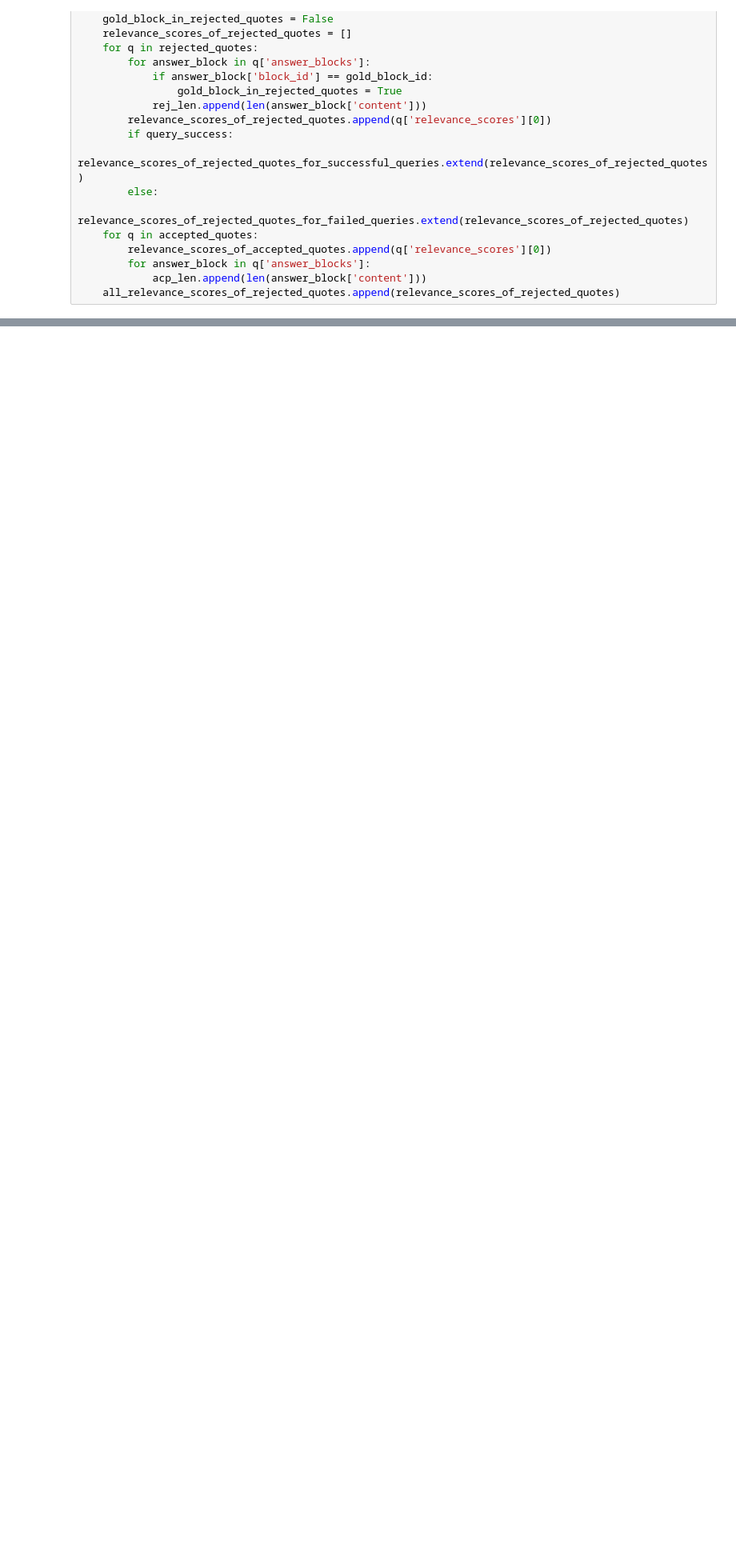
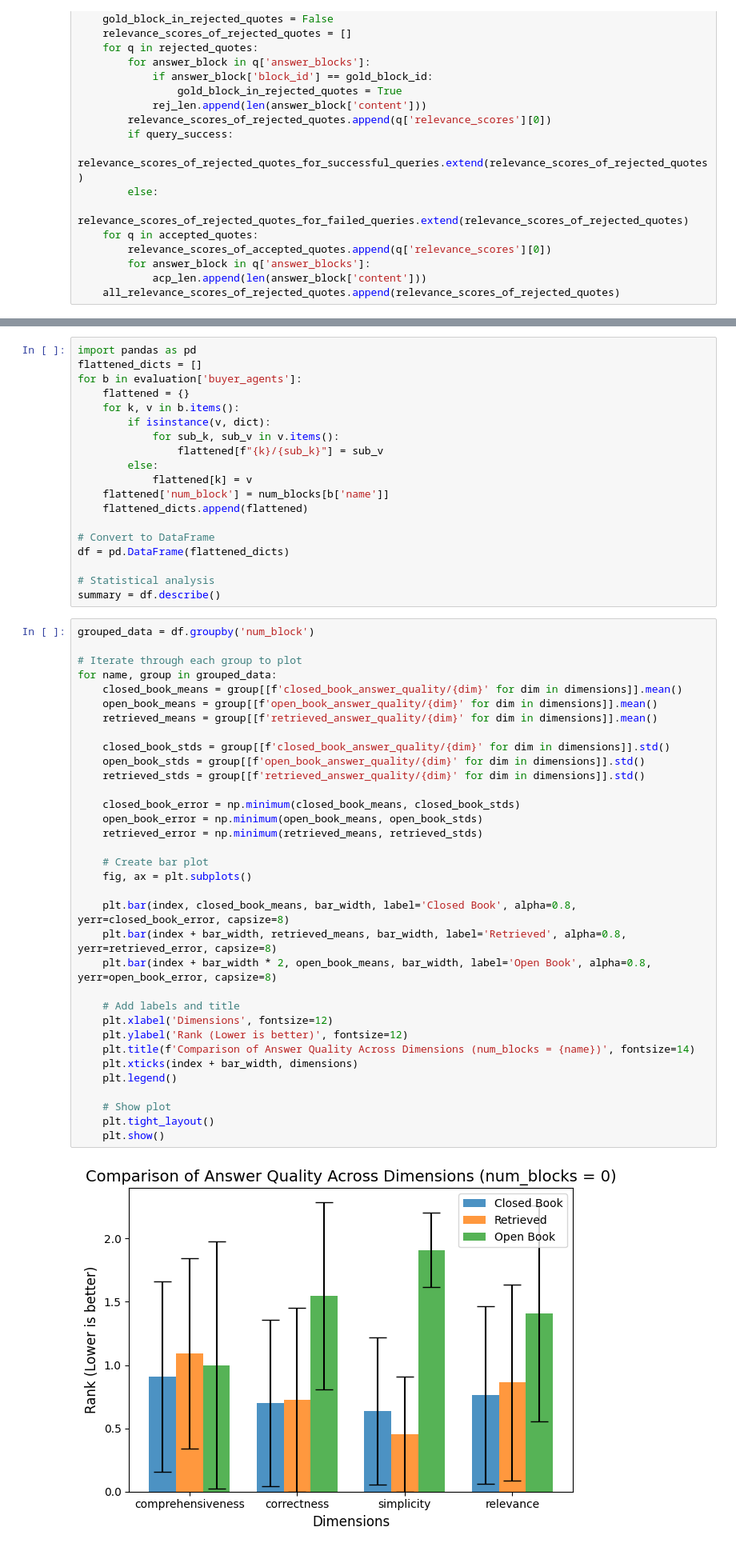
Before and after one commit to tn-learn/info-bazaar, a Jupyter notebook: notebooks/analyze_single_run.ipynb, the cells around one changed output, grey strips where cells are left out. Shown at 80% size. Saved outputs shown, nothing was run; the diff lists cells and outputs as text; blank space fills up the shorter version.

```diff
--- a/notebooks/analyze_single_run.ipynb
+++ b/notebooks/analyze_single_run.ipynb
@@ -105,0 +188,55 @@ generate_hyde_passage(question=)
+# %%
+import pandas as pd
+flattened_dicts = []
+for b in evaluation['buyer_agents']:
+    flattened = {}
+    for k, v in b.items():
+        if isinstance(v, dict):
+            for sub_k, sub_v in v.items():
+                flattened[f"{k}/{sub_k}"] = sub_v
+        else:
+            flattened[k] = v
+    flattened['num_block'] = num_blocks[b['name']]
+    flattened_dicts.append(flattened)
+
+# Convert to DataFrame
+df = pd.DataFrame(flattened_dicts)
+
+# Statistical analysis
+summary = df.describe()
+# %%
+grouped_data = df.groupby('num_block')
+
+# Iterate through each group to plot
+for name, group in grouped_data:
+    closed_book_means = group[[f'closed_book_answer_quality/{dim}' for dim in dimensions]].mean()
+    open_book_means = group[[f'open_book_answer_quality/{dim}' for dim in dimensions]].mean()
+    retrieved_means = group[[f'retrieved_answer_quality/{dim}' for dim in dimensions]].mean()
+
+    closed_book_stds = group[[f'closed_book_answer_quality/{dim}' for dim in dimensions]].std()
+    open_book_stds = group[[f'open_book_answer_quality/{dim}' for dim in dimensions]].std()
+    retrieved_stds = group[[f'retrieved_answer_quality/{dim}' for dim in dimensions]].std()
+
+    closed_book_error = np.minimum(closed_book_means, closed_book_stds)
+    open_book_error = np.minimum(open_book_means, open_book_stds)
+    retrieved_error = np.minimum(retrieved_means, retrieved_stds)
+
+    # Create bar plot
+    fig, ax = plt.subplots()
+
+    plt.bar(index, closed_book_means, bar_width, label='Closed Book', alpha=0.8, yerr=closed_book_error, capsize=8)
+    plt.bar(index + bar_width, retrieved_means, bar_width, label='Retrieved', alpha=0.8, yerr=retrieved_error, capsize=8)
+    plt.bar(index + bar_width * 2, open_book_means, bar_width, label='Open Book', alpha=0.8, yerr=open_book_error, capsize=8)
+
+    # Add labels and title
+    plt.xlabel('Dimensions', fontsize=12)
+    plt.ylabel('Rank (Lower is better)', fontsize=12)
+    plt.title(f'Comparison of Answer Quality Across Dimensions (num_blocks = {name})', fontsize=14)
+    plt.xticks(index + bar_width, dimensions)
+    plt.legend()
+
+    # Show plot
+    plt.tight_layout()
+    plt.show()
+# %% [output]
+[figure, added]
```
Also changed, not shown: parts of 32 cells of this notebook, 6 other files.
